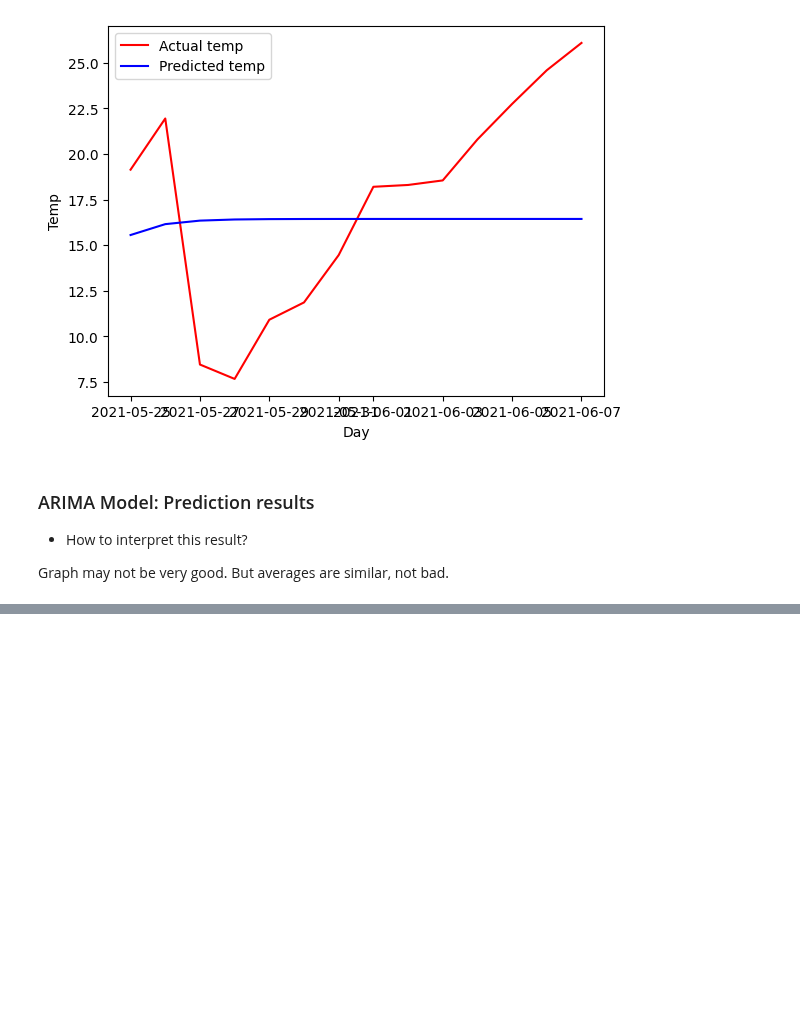
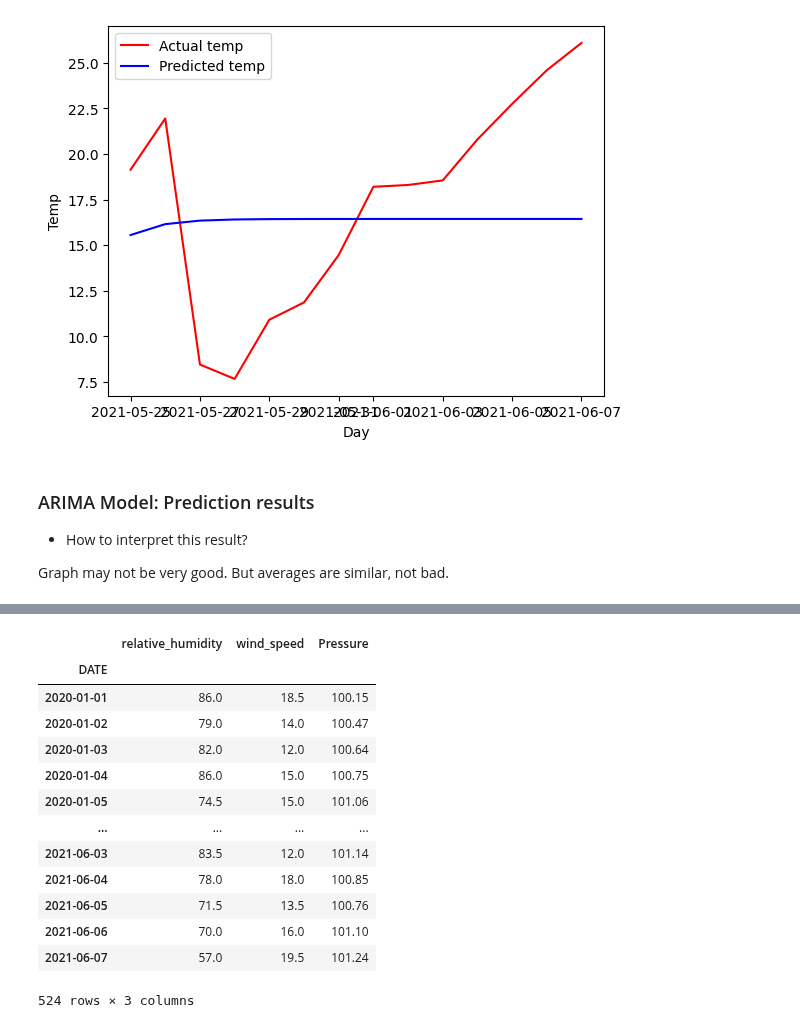
Before and after one commit to rizaho/ml_for_financial_analysis, a Jupyter notebook: 101_Time_Series_Analysis_And_Forecasting_with_Python.ipynb, the cells around one changed output, grey strips where cells are left out. Cells and saved outputs as stored; diff of their text form; code cells hidden in the pictures; blank space fills up the shorter version.

```diff
--- a/101_Time_Series_Analysis_And_Forecasting_with_Python.ipynb
+++ b/101_Time_Series_Analysis_And_Forecasting_with_Python.ipynb
@@ -218,0 +268,22 @@ Graph may not be very good. But averages are similar, not bad.
+# %%
+# train - test split
+train = df.iloc[:510, 0] # first 510 rows and first column
+test = df.iloc[510:, 0] # rows starting from 510th row and first column
+
+exogenous = df.iloc[:, 1:4] # all rows, but columns vanaf 1 to 4 (4 not included)
+exogenous
+# %% [output]
+|  | relative_humidity | wind_speed | Pressure |
+| DATE |  |  |  |
+| 2020-01-01 | 86.0 | 18.5 | 100.15 |
+| 2020-01-02 | 79.0 | 14.0 | 100.47 |
+| 2020-01-03 | 82.0 | 12.0 | 100.64 |
+| 2020-01-04 | 86.0 | 15.0 | 100.75 |
+| 2020-01-05 | 74.5 | 15.0 | 101.06 |
+| ... | ... | ... | ... |
+| 2021-06-03 | 83.5 | 12.0 | 101.14 |
+| 2021-06-04 | 78.0 | 18.0 | 100.85 |
+| 2021-06-05 | 71.5 | 13.5 | 100.76 |
+| 2021-06-06 | 70.0 | 16.0 | 101.10 |
+| 2021-06-07 | 57.0 | 19.5 | 101.24 |
+524 rows × 3 columns
```
Also changed, not shown: parts of 10 cells of this notebook.
